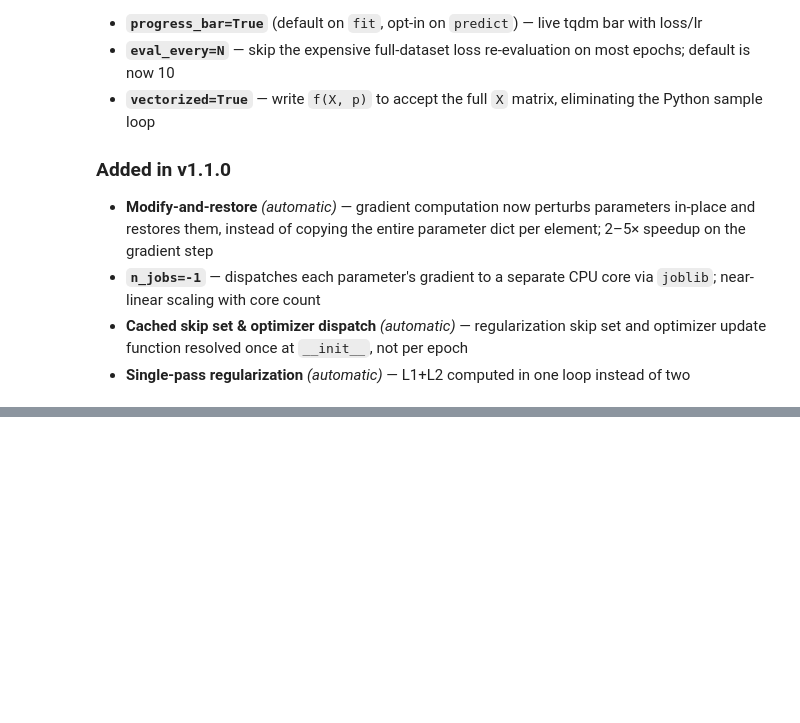
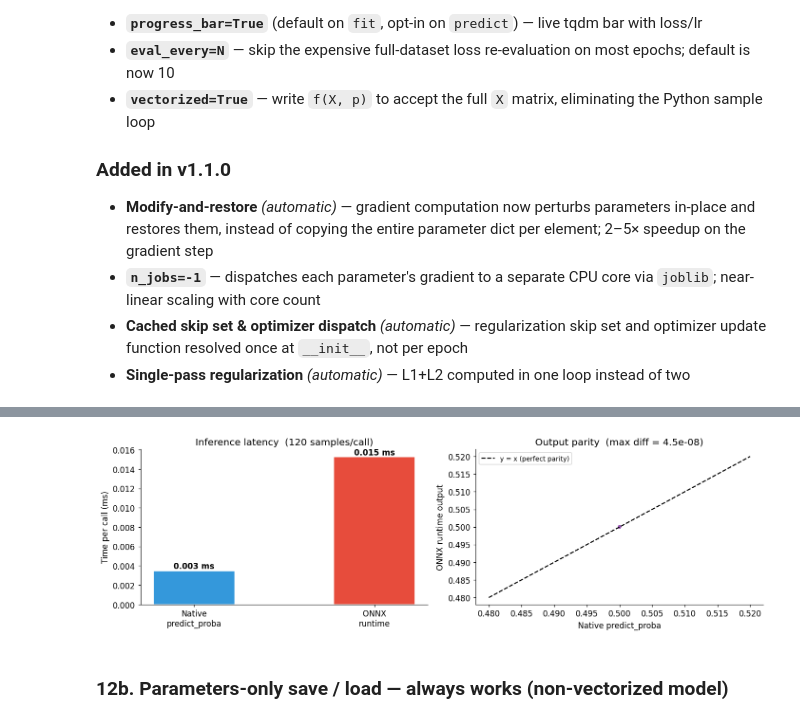
Before and after one commit to ianchute/LambdaML, a Jupyter notebook: LambdaML_Showcase.ipynb, the cells around one changed output, grey strips where cells are left out. Saved outputs shown, nothing was run; the diff lists cells and outputs as text; code cells hidden in the pictures; blank space fills up the shorter version.

Commit message:
add ONNX export/import

```diff
--- a/LambdaML_Showcase.ipynb
+++ b/LambdaML_Showcase.ipynb
@@ -1079,0 +1100,15 @@ Results:
+# %%
+# ── ONNX availability check ──────────────────────────────────────────────────
+try:
+    import onnx
+    import onnxruntime as rt
+    ONNX_AVAILABLE = True
+    print(f"onnx {onnx.__version__}  ✓")
+    print(f"onnxruntime {rt.__version__}  ✓")
+except ImportError:
+    ONNX_AVAILABLE = False
+    print("onnx / onnxruntime not installed — skipping ONNX cells.")
+    print("Install with:  pip install lambdaml[onnx]")
+
+from lambdaml import predict_onnx, from_onnx, save_params, load_params, OnnxTraceError
+import tempfile, os
@@ -1079,0 +1169,61 @@ Results:
+# %%
+if not ONNX_AVAILABLE:
+    print("Skipped")
+else:
+    # ── Parity check & throughput benchmark ───────────────────────────────────
+    onnx_probs   = predict_onnx(_onnx_tmp, X_te)
+    onnx_labels  = predict_onnx(_onnx_tmp, X_te, threshold=0.5)
+    native_probs = model_onnx.predict_proba(X_te)
+
+    max_diff = np.max(np.abs(native_probs - onnx_probs))
+    onnx_acc = np.mean(onnx_labels == Y_te)
+
+    print(f"ONNX test accuracy:    {onnx_acc:.4f}")
+    print(f"Max |native - ONNX|:   {max_diff:.2e}  (should be ~0)")
+    assert max_diff < 1e-4, f"Parity failed: {max_diff}"
+    print("Parity check:          PASSED ✓")
+
+    # Benchmark
+    N_BENCH  = 300
+    X_f32    = X_te.astype(np.float32)
+    sess     = from_onnx(_onnx_tmp)
+    inp_name = sess.get_inputs()[0].name
+
+    t0 = time.perf_counter()
+    for _ in range(N_BENCH): model_onnx.predict_proba(X_te)
+    t_native = (time.perf_counter() - t0) / N_BENCH
+
+    t0 = time.perf_counter()
+    for _ in range(N_BENCH): sess.run(None, {inp_name: X_f32})
+    t_onnx = (time.perf_counter() - t0) / N_BENCH
+
+    print(f"\nThroughput ({len(X_te)} samples, {N_BENCH} runs):")
+    print(f"  Native predict_proba:   {t_native*1000:.3f} ms/call")
+    print(f"  ONNX runtime:           {t_onnx*1000:.3f} ms/call")
+
+    # ── Plots ─────────────────────────────────────────────────────────────────
+    fig, axes = plt.subplots(1, 2, figsize=(13, 4))
+
+    ax = axes[0]
+    bars = ax.bar(['Native\npredict_proba', 'ONNX\nruntime'],
+                  [t_native * 1000, t_onnx * 1000],
+                  color=['#3498db', '#e74c3c'], width=0.45, edgecolor='white')
+    ax.set_ylabel('Time per call (ms)')
+    ax.set_title(f'Inference latency  ({len(X_te)} samples/call)')
+    for bar, val in zip(bars, [t_native*1000, t_onnx*1000]):
+        ax.text(bar.get_x()+bar.get_width()/2, bar.get_height()+0.0002,
+                f'{val:.3f} ms', ha='center', fontsize=11, fontweight='bold')
+
+    ax = axes[1]
+    ax.scatter(native_probs, onnx_probs, s=18, alpha=0.6, color='#9b59b6', edgecolors='none')
+    lo = min(native_probs.min(), onnx_probs.min()) - 0.02
+    hi = max(native_probs.max(), onnx_probs.max()) + 0.02
+    ax.plot([lo, hi], [lo, hi], 'k--', lw=1.5, label='y = x (perfect parity)')
+    ax.set_xlabel('Native predict_proba'); ax.set_ylabel('ONNX runtime output')
+    ax.set_title(f'Output parity  (max diff = {max_diff:.1e})')
+    ax.legend(fontsize=9)
+
+    plt.tight_layout()
+    plt.savefig('fig_onnx_benchmark.png', bbox_inches='tight')
+    plt.show()
+# %% [output]
@@ -1079,0 +1237,3 @@ Results:
+[figure, added]
+# %% [markdown]
+### 12b. Parameters-only save / load — always works (non-vectorized model)
```
Also changed, not shown: parts of 14 cells of this notebook, 16 other files.
